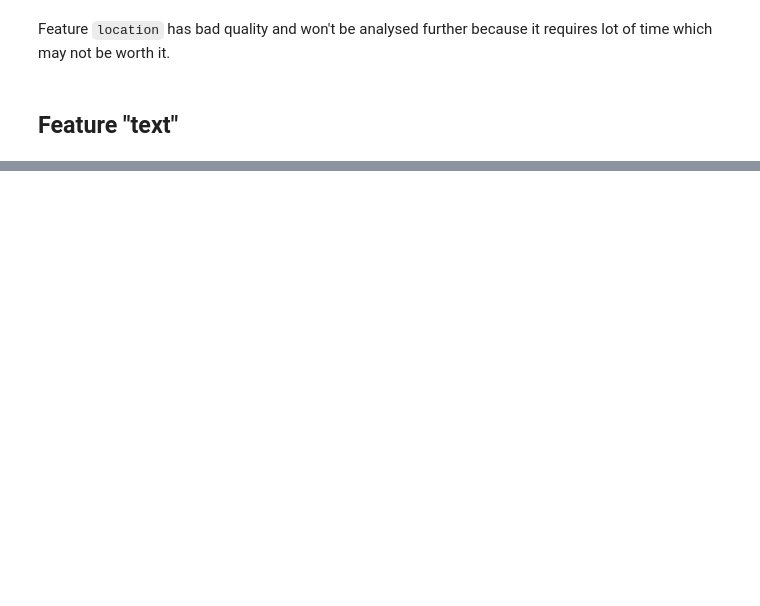
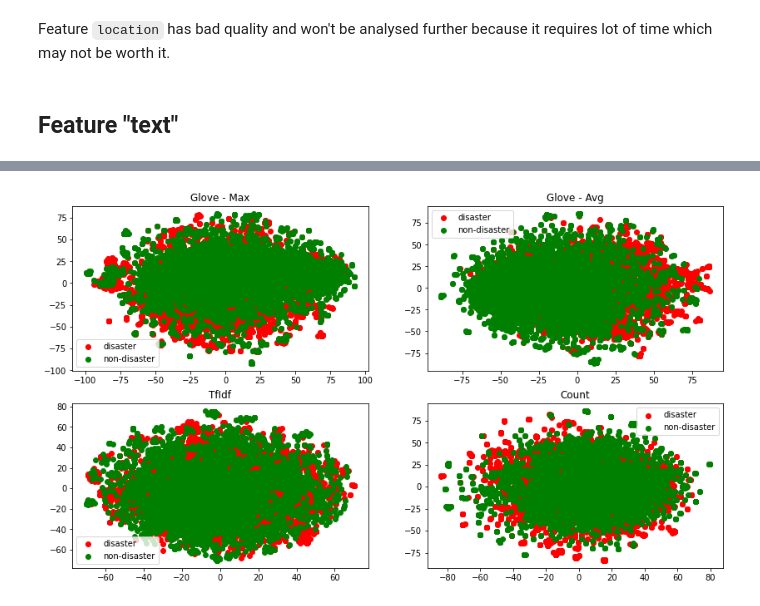
Before and after one commit to Robotmurlock/MATF-NI-Mapper, a Jupyter notebook: 02_tweet_disaster/eda.ipynb, the cells around one changed output, grey strips where cells are left out. Cells and saved outputs as stored; diff of their text form; code cells hidden in the pictures; blank space fills up the shorter version.

```diff
--- a/02_tweet_disaster/eda.ipynb
+++ b/02_tweet_disaster/eda.ipynb
@@ -181,0 +300,5 @@ Feature `location` has bad quality and won't be analysed further because it requ
+# %%
+plot_projected_representations(representations, projection=TSNE(n_components=2, random_state=42))
+plt.show()
+# %% [output]
+[figure, added]
```
Also changed, not shown: parts of 13 cells of this notebook.
